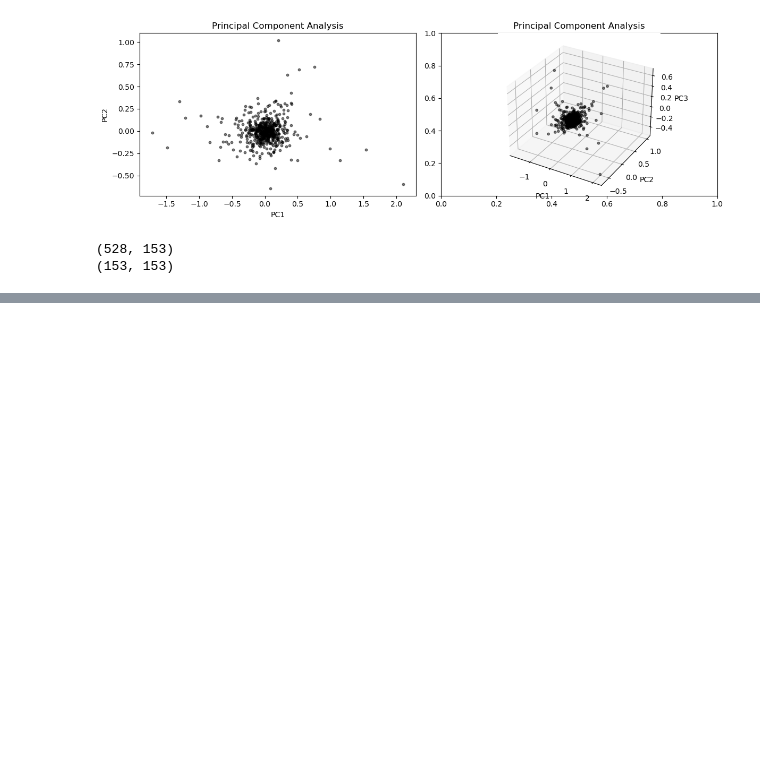
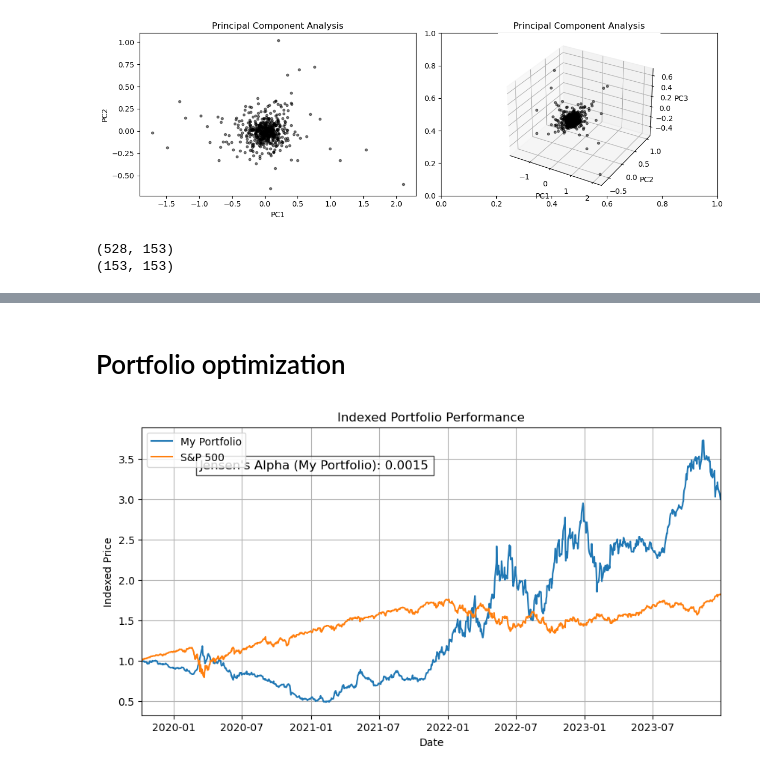
Before and after one commit to simmelholt/ML-codes, a Jupyter notebook: Master Thesis.ipynb, the cells around one changed output, grey strips where cells are left out. Drawn from its saved outputs; the diff is of its cells as text; code cells hidden in the pictures; blank space fills up the shorter version.

```diff
--- a/Master Thesis.ipynb
+++ b/Master Thesis.ipynb
@@ -1444,0 +1256,80 @@ plt.show()
+# %% [markdown]
+# Portfolio optimization
+# %%
+L2_weights = test['bL2']
+oos_test_data = df_daily_squeezed.iloc[7500:]
+
+SPX_port = spx_daily_ret_squeezed[7500:]
+multiplication_test = L2_weights @ oos_test_data.T
+# %%
+import matplotlib.pyplot as plt
+import pandas as pd
+import numpy as np
+
+def plot_indexed_with_jensens_alpha(series_dict, risk_free_rate=0.0, title="Indexed Portfolio Performance"):
+    """
+    Plots multiple indexed price series from log returns, ensuring all start at 1.
+    Also calculates and displays Jensen's Alpha for "My Portfolio" using "S&P 500" as the benchmark.
+
+    Parameters:
+    - series_dict (dict): Dictionary where keys are labels (str) and values are Pandas Series of log returns.
+    - risk_free_rate (float, optional): Risk-free rate used in Jensen's Alpha calculation. Default is 0.
+    - title (str, optional): Title of the plot.
+
+    Returns:
+    - None (displays the plot and shows Jensen's Alpha for "My Portfolio" on the chart)
+    """
+    plt.figure(figsize=(10, 5))
+
+    for label, log_returns_series in series_dict.items():
+        # Convert log returns to indexed price starting at 1
+        indexed_price = np.exp(log_returns_series.cumsum())
+        indexed_price /= indexed_price.iloc[0]  # Normalize to start at 1
+
+        # Plot each series
+        plt.plot(indexed_price.index, indexed_price, label=label)
+
+    # Calculate Jensen's Alpha only for "My Portfolio" using "S&P 500" as benchmark
+    jensens_alpha_text = ""
+    if "My Portfolio" in series_dict and "S&P 500" in series_dict:
+        R_p = series_dict["My Portfolio"]
+        R_m = series_dict["S&P 500"]
+
+        # Compute beta of portfolio w.r.t. market
+        beta = np.cov(R_p, R_m)[0, 1] / np.var(R_m)
+
+        # Compute expected return using CAPM formula
+        expected_portfolio_return = risk_free_rate + beta * (R_m.mean() - risk_free_rate)
+
+        # Compute Jensen's Alpha
+        jensens_alpha = R_p.mean() - expected_portfolio_return
+        jensens_alpha_text = f"Jensen's Alpha (My Portfolio): {jensens_alpha:.4f}"
+
+        # Show Jensen's Alpha on the chart
+        plt.text(
+            x=R_p.index[int(len(R_p) * 0.1)],  # Position it at 10% of the timeline
+            y=max(np.exp(R_p.cumsum())) * 0.9,  # Position it 90% of the highest indexed price
+            s=jensens_alpha_text,
+            fontsize=12,
+            bbox=dict(facecolor='white', alpha=0.7, edgecolor='black')
+        )
+
+    # Formatting
+    plt.xlabel("Date")
+    plt.ylabel("Indexed Price")
+    plt.title(title)
+    plt.legend()
+    plt.grid(True)
+
+    # Set x-axis limits to start from the first date in the dataset
+    min_date = min(series.index[0] for series in series_dict.values())  # Earliest date
+    max_date = max(series.index[-1] for series in series_dict.values())  # Latest date
+    plt.xlim([min_date, max_date])
+
+    # Show plot
+    plt.show()
+
+# Example usage:
+plot_indexed_with_jensens_alpha({"My Portfolio": multiplication_test, "S&P 500": SPX_port})
+# %% [output]
+[figure, added]
```
Also changed, not shown: parts of 31 cells of this notebook.
